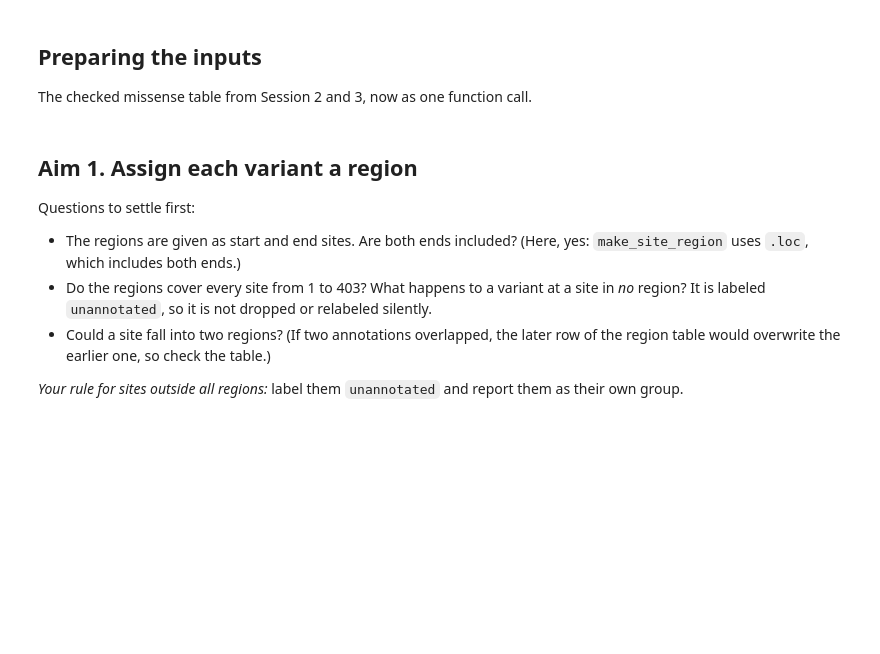
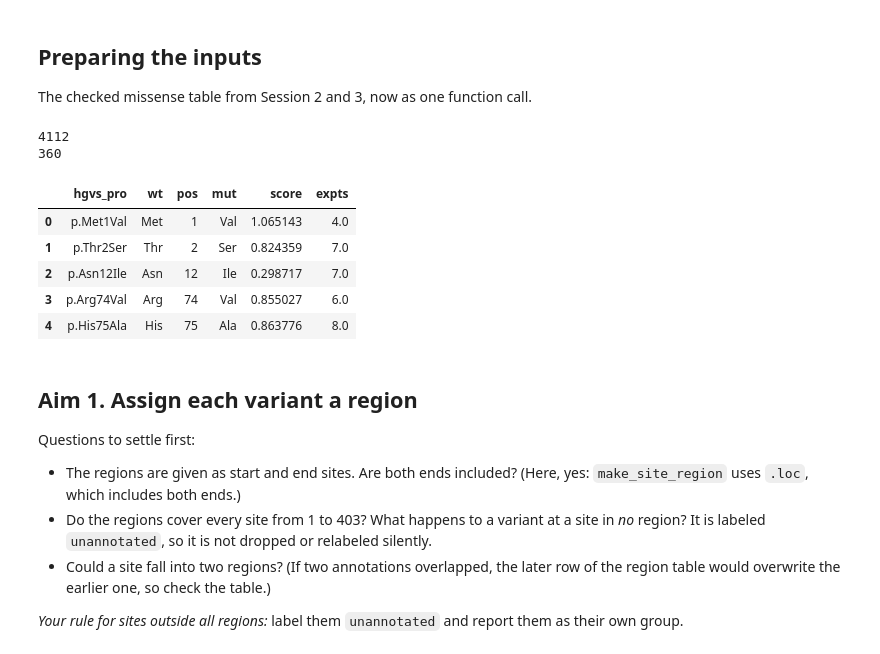
Before and after one commit to Vijay-Kiran-C/CMSB_Python1_Proj1_MAVE, a Jupyter notebook: code/my_code/session-4-dataViz.ipynb, the cells around one changed output. Cells and saved outputs as stored; diff of their text form; code cells hidden in the pictures; blank space fills up the shorter version.

```diff
--- a/code/my_code/session-4-dataViz.ipynb
+++ b/code/my_code/session-4-dataViz.ipynb
@@ -143,7 +150,18 @@ regions
 The checked missense table from Session 2 and 3, now as one function call.
 # %%
 missense = get_checked_missense(abundance, ref_seq)
-len(missense)
+print(len(missense))
+print(len(missense["pos"].unique()))
+missense.head()
+# %% [output]
+4112
+360
+|  | hgvs_pro | wt | pos | mut | score | expts |
+| 0 | p.Met1Val | Met | 1 | Val | 1.065143 | 4.0 |
+| 1 | p.Thr2Ser | Thr | 2 | Ser | 0.824359 | 7.0 |
+| 2 | p.Asn12Ile | Asn | 12 | Ile | 0.298717 | 7.0 |
+| 3 | p.Arg74Val | Arg | 74 | Val | 0.855027 | 6.0 |
+| 4 | p.His75Ala | His | 75 | Ala | 0.863776 | 8.0 |
 # %% [markdown]
 ## Aim 1. Assign each variant a region
 
```
Also changed, not shown: parts of 13 cells of this notebook, 5 other files.
